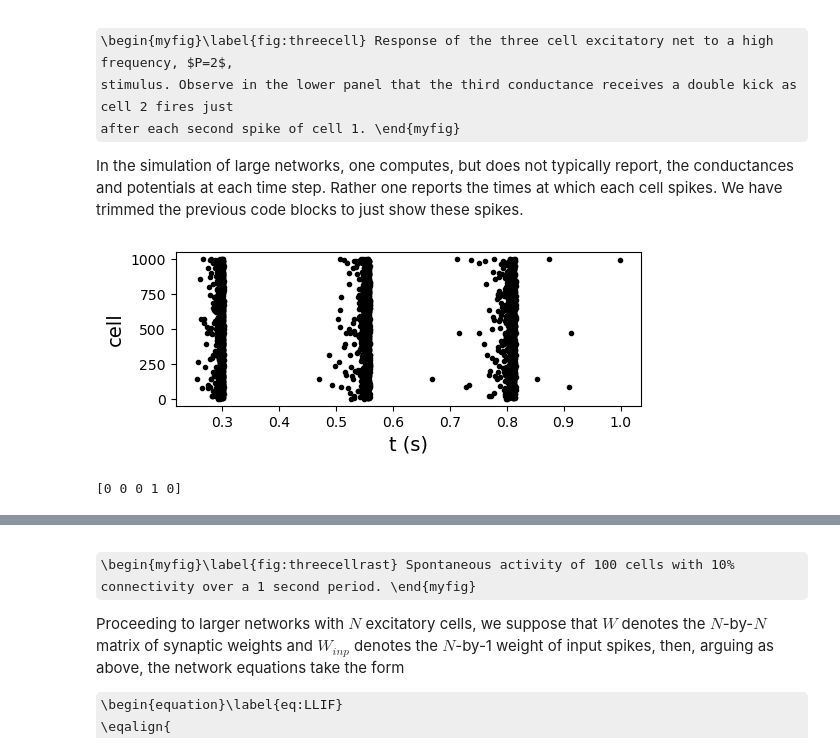
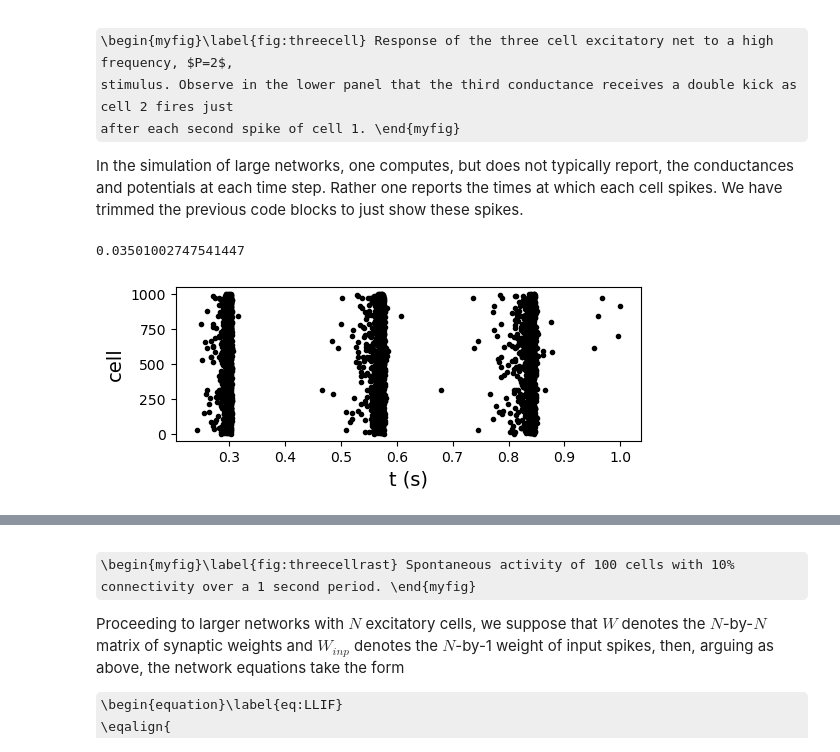
Before and after one commit to steve-cox-LA/EGlove, a Jupyter notebook: TassPlatform.ipynb, the cells around one changed output, grey strips where cells are left out. Saved outputs shown, nothing was run; the diff lists cells and outputs as text; code cells hidden in the pictures; some formulas as TeX source.

```diff
--- a/TassPlatform.ipynb
+++ b/TassPlatform.ipynb
@@ -867,7 +867,7 @@ after each second spike of cell 1. \end{myfig}
 In the simulation of large networks, one computes, but does not typically report, the conductances and potentials at each time step. Rather one reports the times at which each cell
 spikes. We have trimmed the previous code blocks to just show these spikes.
 # %%
-# threecellrast
+# big net
 
 import numpy as np
 import matplotlib.pyplot as plt
@@ -876,6 +876,8 @@ from scipy.sparse import random_array
 
 fig, ax = plt.subplots(figsize=(6, 2))
 
+rng = np.random.default_rng(12345)
+
 Tfin = 1000
 dt = 0.1
 Nt = math.ceil(Tfin/dt)
@@ -883,28 +885,22 @@ tausyn = 1
 td = 3
 kappa = 8
 
-N = 100   # number of cells
+N = 1000   # number of cells
 
-kappanoise = 0.026
-rate = 20
-sp_noise = np.zeros((N,2*rate))   # big enough to hold 20 spiketimes
-for i in range(N):
-    t_exp = np.random.exponential(1/rate, rate)     # interspike intervals
-    t_vect = np.cumsum(t_exp)                       # cummulative (running) sum,
-    s = t_vect.size
-    sp_noise[i,:s] = np.round(t_vect/(1e-4)).astype(int)  # now turn these into marching indicies
+kappa_noise = 0.026
+f_noise = 20
 
 gleak = 0.02
 Vrest = -38
-Cm = np.random.normal(3, 3*0.05, N)
+Cm = rng.normal(3, 3*0.05, N)
 
 # Generate the sparse weight matrix without self connections
-density = 0.1  # 10% of the elements will be non-zero
-rng = np.random.default_rng(42)  # make it reproducible
+density = 0.07  # 7% of the elements will be non-zero
 spW = random_array((N, N), density=density, format='csr', random_state=rng)
 spW.setdiag(0)
 spW.eliminate_zeros()
 mW = np.mean(spW)
+print(mW)
 spW = kappa*spW/N
 
 aE = (2*tausyn-dt)/(2*tausyn+dt)
@@ -920,7 +916,7 @@ aT = (tauthr - dt/2)/(tauthr + dt/2)
 bT = dt*Vthrrest/(tauthr + dt/2)
 
 gsyn = np.zeros(N)
-gnoise = np.zeros(N)
+g_noise = np.zeros(N)
 V = Vres*np.ones(N)
 Vthr = Vthrspike*np.ones(N)
 T = -10*np.ones(N)
@@ -929,40 +925,49 @@ ref = np.zeros(N)
 a = 2*Cm/dt
 b = 2*gleak*Vrest
 c = a + gleak
 
+next_noise = rng.exponential(
+    1000.0 / f_noise,
+    size=N
+)
+
 for j in range(1,Nt):
 
     t = j*dt
 
     gsyn = aE*gsyn + bE*spW@(T + td == t)   # there is a better way to do this
 
-    for i in range(N):
-        gnoise[i] = aE*gnoise[i] + bE*kappanoise*(j in sp_noise[i,:])  # there is a better way to do this
+    g_noise = aE*g_noise
 
-    V = ( (a - (gleak + gsyn + gnoise))*V + b ) /  (c + gsyn + gnoise)
+    events = next_noise <= t
+
+    if np.any(events):
+        n_events = events.sum()
+        g_noise[events] += kappa_noise
+        next_noise[events] += rng.exponential(
+            1000.0 / f_noise,
+            size=n_events
+        )
+
+    V = ( (a - (gleak + gsyn + g_noise))*V + b ) /  (c + gsyn + g_noise)
 
     Vthr = aT*Vthr + bT
 
     ref = np.where( t-T < tref )
     V[ref] = Vres
 
     sp = (V > Vthr)
 
     if sum(sp)>0:
         fsp = np.where(sp>0)[0]
         T[fsp] = t
         V[fsp] = Vres
         Vthr[fsp] = Vthrspike
         for ind in fsp:
             ax.plot(t/1000,1+ind,'k.')
 
 ax.set_xlabel('t (s)',fontsize=14)
 ax.set_ylabel('cell', color='k', fontsize=14);
 # %% [output]
+0.03501002747541447
-[figure, old version]
+[figure, new version]
-# %%
-ind = np.array([0,1,2,3,4])
-sp = np.where(ind != 3, 0, 1)
-print(sp)
-# %% [output]
-[0 0 0 1 0]
```
Also changed, not shown: parts of 29 cells of this notebook.
